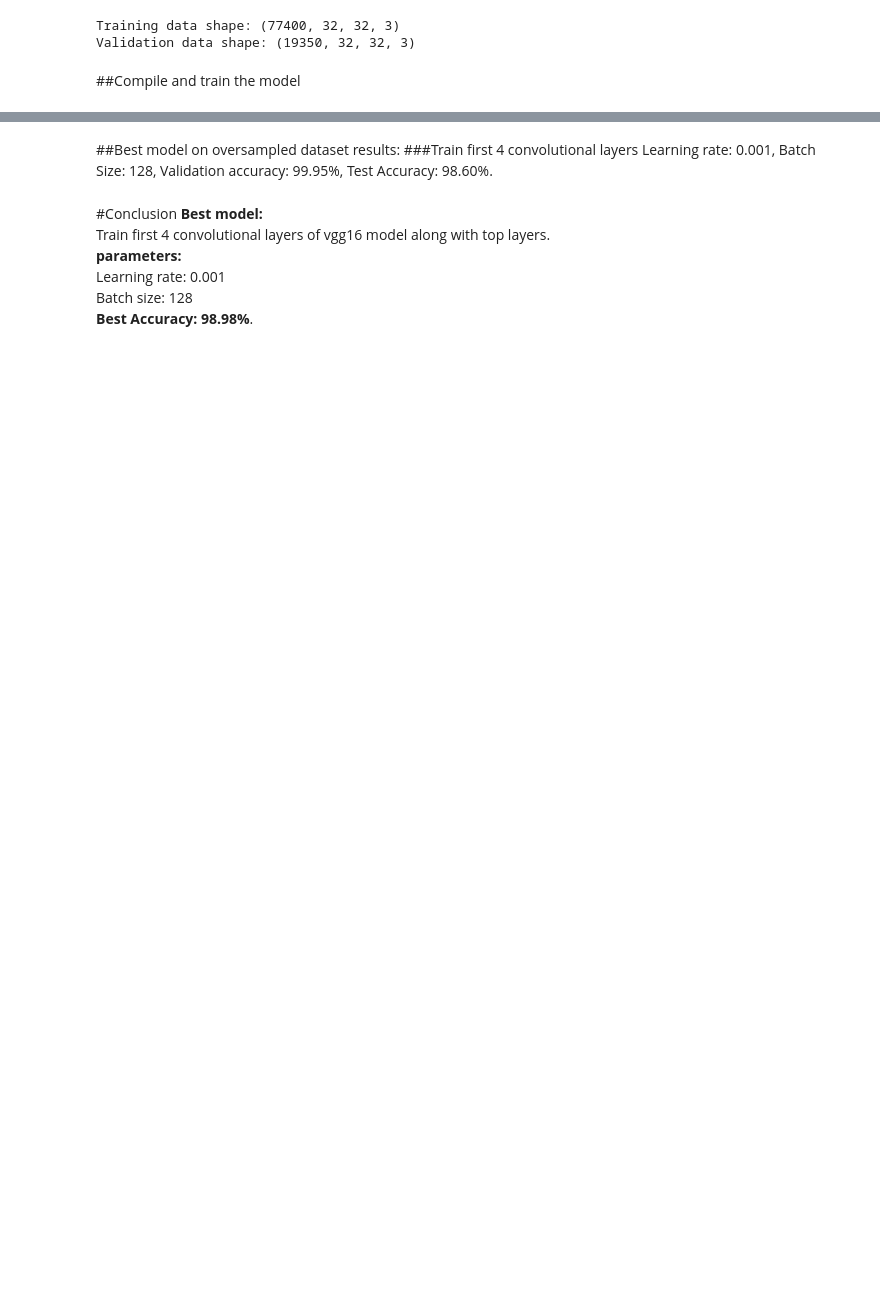
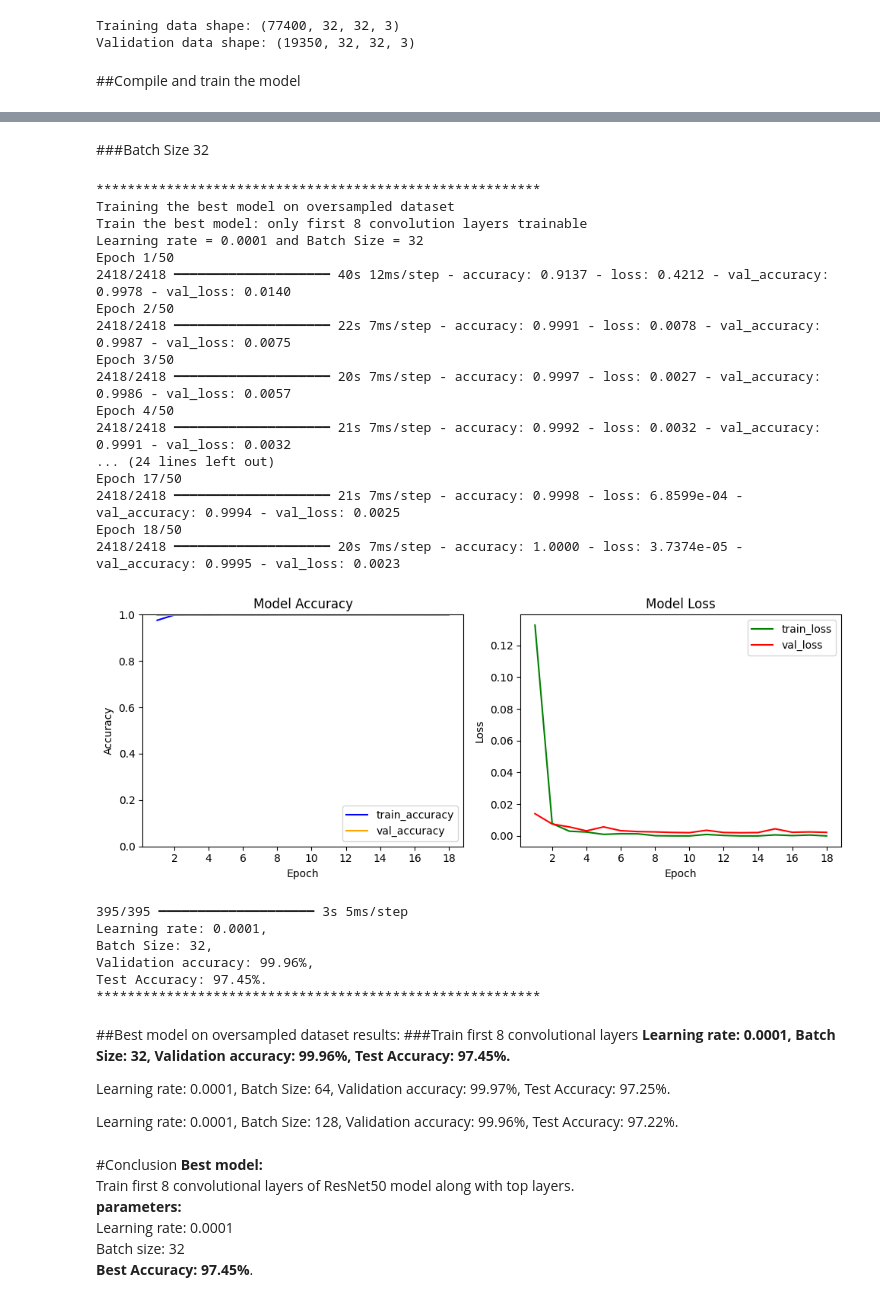
Before and after one commit to masud10402/Data-Science-Project, a Jupyter notebook: ResNet50_model_experiments.ipynb, the cells around one changed output, grey strips where cells are left out. Saved outputs shown, nothing was run; the diff lists cells and outputs as text; code cells hidden in the pictures; blank space fills up the shorter version.

```diff
--- a/ResNet50_model_experiments.ipynb
+++ b/ResNet50_model_experiments.ipynb
@@ -2663,15 +2678,76 @@ Test Accuracy: 98.60%.
+# %% [markdown]
+###Batch Size 32
+# %%
+from tensorflow.keras.optimizers import Adam
+from tensorflow.keras.callbacks import EarlyStopping
+
+batch_sizes = [32]
+learning_rate = [0.0001]
+EPOCHS = 50
+
+for lr in learning_rate:
+  for BATCH_SIZE in batch_sizes:
+    print(f'*********************************************************')
+    print(f'Training the best model on oversampled dataset')
+    print(f"Train the best model: only first 8 convolution layers trainable\nLearning rate = {lr} and Batch Size = {BATCH_SIZE}")
+
+    # Call create model Function
+    model = load_ResNet50_model_8_conv_layer((IMG_SIZE,IMG_SIZE, 3))
+
+    # Call train model function
+    history = train_model(model, lr, BATCH_SIZE, EPOCHS)
+
+    # Call visualize training curve function
+    visualize_training_curves(history)
+
+    #call evaluate model fucntion
+    evaluate_model(model, X_test, ground_truth)
+
+    print(f'*********************************************************\n\n')
+# %% [output]
+*********************************************************
+Training the best model on oversampled dataset
+Train the best model: only first 8 convolution layers trainable
+Learning rate = 0.0001 and Batch Size = 32
+Epoch 1/50
+2418/2418 ━━━━━━━━━━━━━━━━━━━━ 40s 12ms/step - accuracy: 0.9137 - loss: 0.4212 - val_accuracy: 0.9978 - val_loss: 0.0140
+Epoch 2/50
+2418/2418 ━━━━━━━━━━━━━━━━━━━━ 22s 7ms/step - accuracy: 0.9991 - loss: 0.0078 - val_accuracy: 0.9987 - val_loss: 0.0075
+Epoch 3/50
+2418/2418 ━━━━━━━━━━━━━━━━━━━━ 20s 7ms/step - accuracy: 0.9997 - loss: 0.0027 - val_accuracy: 0.9986 - val_loss: 0.0057
+Epoch 4/50
+2418/2418 ━━━━━━━━━━━━━━━━━━━━ 21s 7ms/step - accuracy: 0.9992 - loss: 0.0032 - val_accuracy: 0.9991 - val_loss: 0.0032
+... (24 lines left out)
+Epoch 17/50
+2418/2418 ━━━━━━━━━━━━━━━━━━━━ 21s 7ms/step - accuracy: 0.9998 - loss: 6.8599e-04 - val_accuracy: 0.9994 - val_loss: 0.0025
+Epoch 18/50
+2418/2418 ━━━━━━━━━━━━━━━━━━━━ 20s 7ms/step - accuracy: 1.0000 - loss: 3.7374e-05 - val_accuracy: 0.9995 - val_loss: 0.0023
+[figure, added]
+395/395 ━━━━━━━━━━━━━━━━━━━━ 3s 5ms/step
+Learning rate: 0.0001,
+Batch Size: 32,
+Validation accuracy: 99.96%,
+Test Accuracy: 97.45%.
+*********************************************************
 # %% [markdown]
 ##Best model on oversampled dataset results:
-###Train first 4 convolutional layers
-Learning rate: 0.001,
+###Train first 8 convolutional layers
+**Learning rate: 0.0001, Batch Size: 32, Validation accuracy: 99.96%, Test Accuracy: 97.45%.**
+
+Learning rate: 0.0001,
+Batch Size: 64,
+Validation accuracy: 99.97%,
+Test Accuracy: 97.25%.
+
+Learning rate: 0.0001,
 Batch Size: 128,
-Validation accuracy: 99.95%,
-Test Accuracy: 98.60%.
+Validation accuracy: 99.96%,
+Test Accuracy: 97.22%.
 # %% [markdown]
 #Conclusion
 **Best model:**<br>
-Train first 4 convolutional layers of vgg16 model along with top layers.<br>
+Train first 8 convolutional layers of ResNet50 model along with top layers.<br>
 **parameters:** <br>
-Learning rate: 0.001<br>
-Batch size: 128<br>
-**Best Accuracy:** **98.98%**.
+Learning rate: 0.0001<br>
+Batch size: 32<br>
+**Best Accuracy:** **97.45%**.
```
Also changed, not shown: parts of 38 cells of this notebook, 1 other file.
